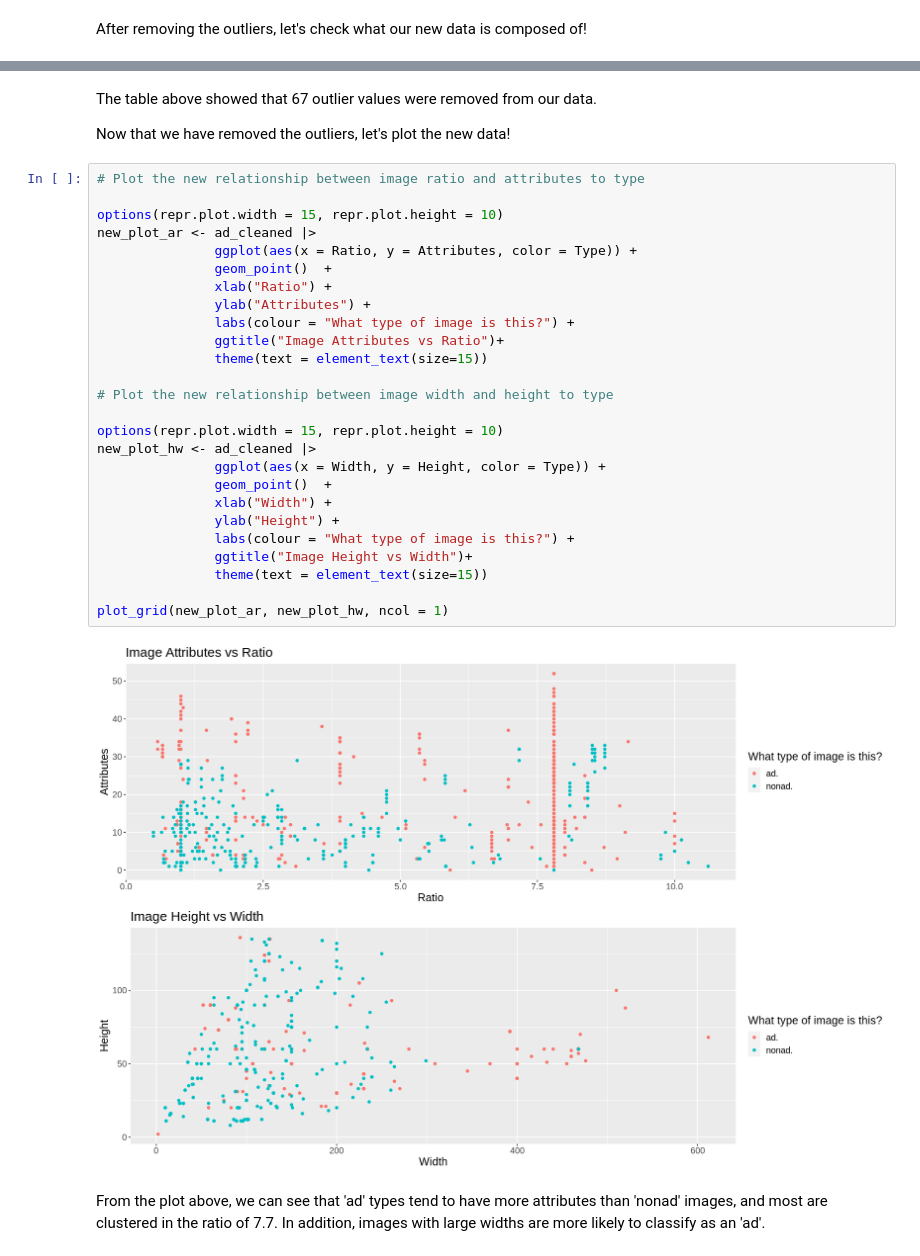
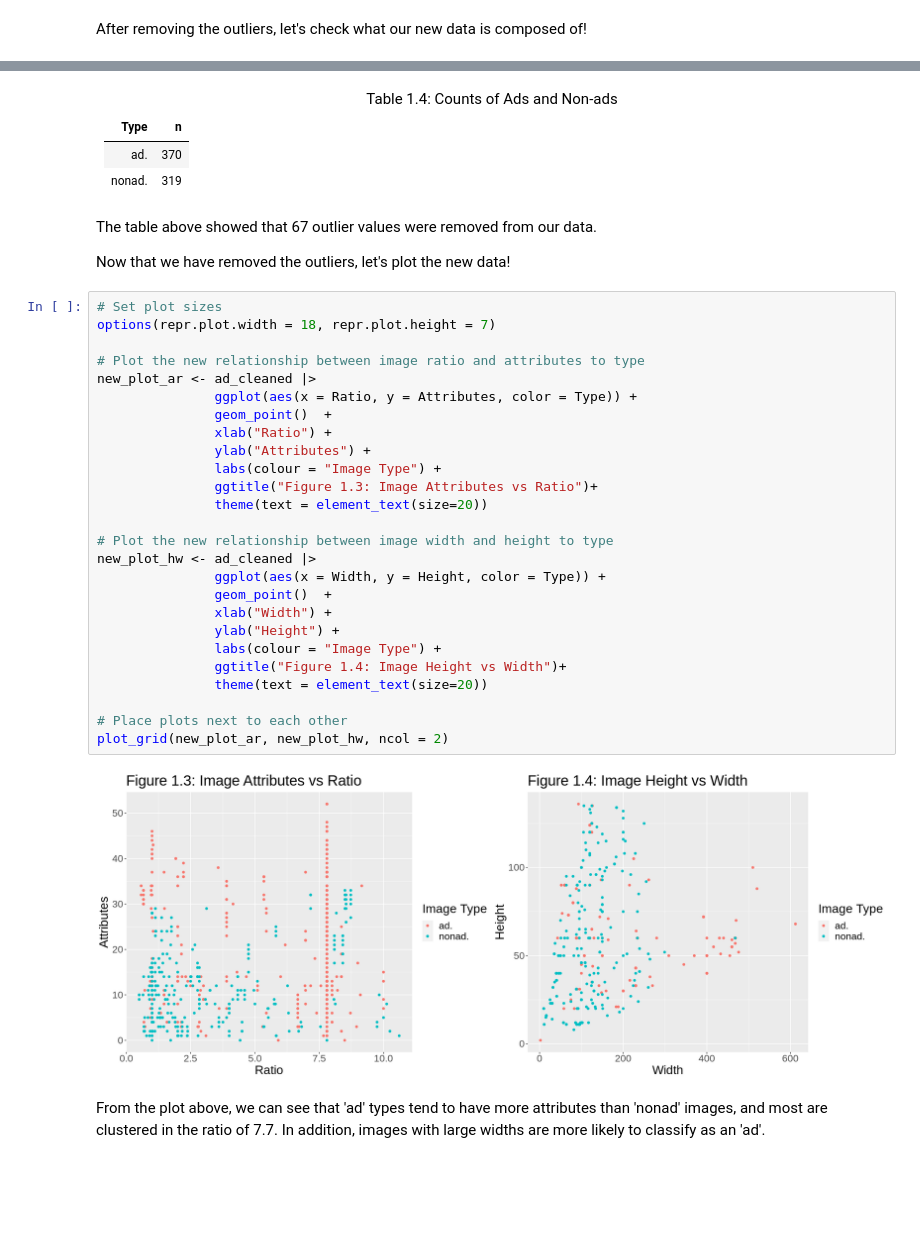
Before and after one commit to msamanthaf/Ad_Classification_DSCI, a Jupyter notebook: Final_Project_Ad_Classification.ipynb, the cells around one changed output, grey strips where cells are left out. Cells and saved outputs as stored; diff of their text form; blank space fills up the shorter version.

```diff
--- a/Final_Project_Ad_Classification.ipynb
+++ b/Final_Project_Ad_Classification.ipynb
@@ -233,35 +182,42 @@ A tibble: 2 × 2
+# %% [markdown]
+<div align="center"> Table 1.4: Counts of Ads and Non-ads </div>
+
+|Type   |   n|
+|:------|---:|
+|ad.    | 370|
+|nonad. | 319|
 # %% [markdown]
 The table above showed that 67 outlier values were removed from our data.
 
 Now that we have removed the outliers, let's plot the new data!
 # %%
+# Set plot sizes
+options(repr.plot.width = 18, repr.plot.height = 7)
+
 # Plot the new relationship between image ratio and attributes to type
-
-options(repr.plot.width = 15, repr.plot.height = 10)
 new_plot_ar <- ad_cleaned |>
                ggplot(aes(x = Ratio, y = Attributes, color = Type)) +
                geom_point()  +
                xlab("Ratio") +
                ylab("Attributes") +
-               labs(colour = "What type of image is this?") +
-               ggtitle("Image Attributes vs Ratio")+
-               theme(text = element_text(size=15))
+               labs(colour = "Image Type") +
+               ggtitle("Figure 1.3: Image Attributes vs Ratio")+
+               theme(text = element_text(size=20))
 
 # Plot the new relationship between image width and height to type
-
-options(repr.plot.width = 15, repr.plot.height = 10)
 new_plot_hw <- ad_cleaned |>
                ggplot(aes(x = Width, y = Height, color = Type)) +
                geom_point()  +
                xlab("Width") +
                ylab("Height") +
-               labs(colour = "What type of image is this?") +
-               ggtitle("Image Height vs Width")+
-               theme(text = element_text(size=15))
+               labs(colour = "Image Type") +
+               ggtitle("Figure 1.4: Image Height vs Width")+
+               theme(text = element_text(size=20))
 
-plot_grid(new_plot_ar, new_plot_hw, ncol = 1)
+# Place plots next to each other
+plot_grid(new_plot_ar, new_plot_hw, ncol = 2)
 # %% [output]
-[figure, old version]
+[figure, new version]
 # %% [markdown]
 From the plot above, we can see that 'ad' types tend to have more attributes than 'nonad' images, and most are clustered in the ratio of 7.7. In addition, images with large widths are more likely to classify as an 'ad'.
 # %% [markdown]
```
Also changed, not shown: parts of 40 cells of this notebook.
